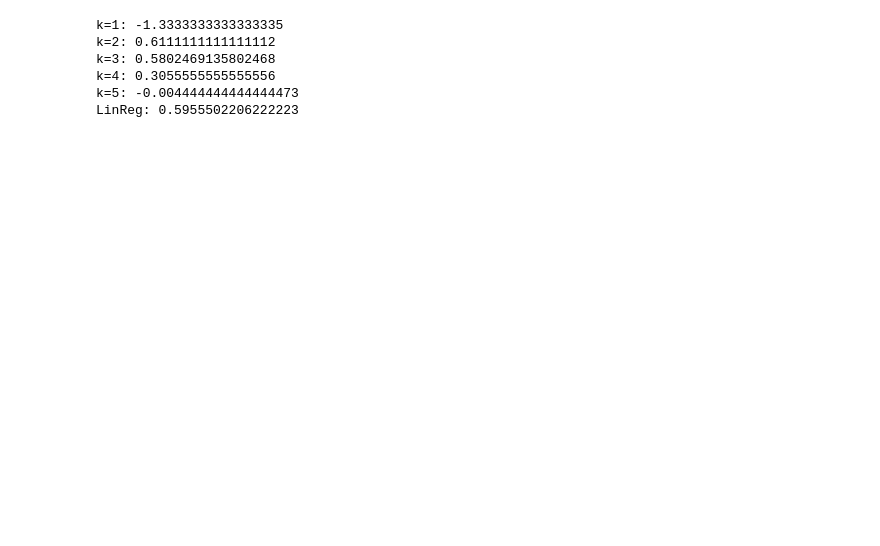
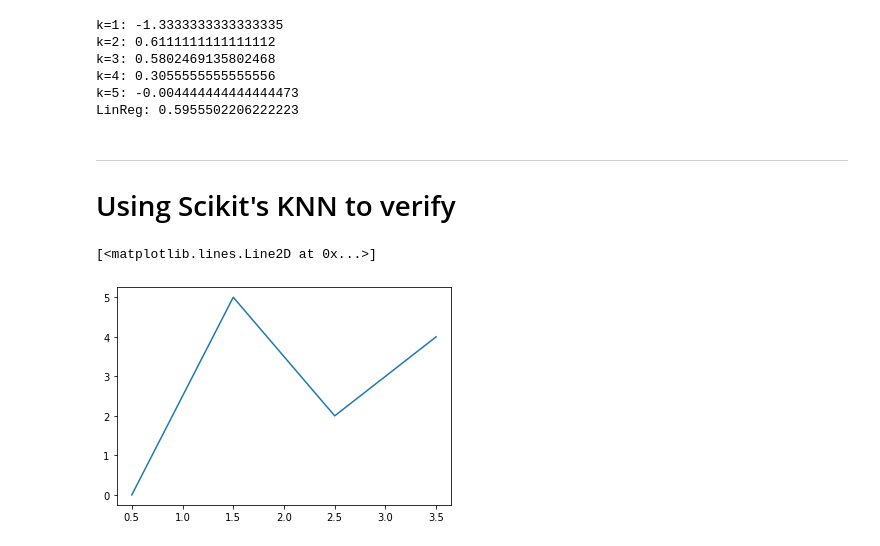
Before and after one commit to RobRoyce/DataScienceFundamentals, a Jupyter notebook: Homework1.ipynb, the cells around one changed output. Drawn from its saved outputs; the diff is of its cells as text; code cells hidden in the pictures; blank space fills up the shorter version.

```diff
--- a/Homework1.ipynb
+++ b/Homework1.ipynb
@@ -137,3 +142,17 @@ k=3: 0.5802469135802468
 k=4: 0.3055555555555556
 k=5: -0.004444444444444473
 LinReg: 0.5955502206222223
+# %% [markdown]
+---
+# Using Scikit's KNN to verify
+# %%
+from sklearn.neighbors import KNeighborsRegressor
+
+neigh = KNeighborsRegressor(n_neighbors=1)
+neigh.fit(x_train, y_train)
+
+y3_pred1 = neigh.predict(x_test)
+plt.plot(X2, y3_pred1)
+# %% [output]
+[<matplotlib.lines.Line2D at 0x...>]
+[figure, added]
```
Also changed, not shown: parts of 10 cells of this notebook, 1 other file.
